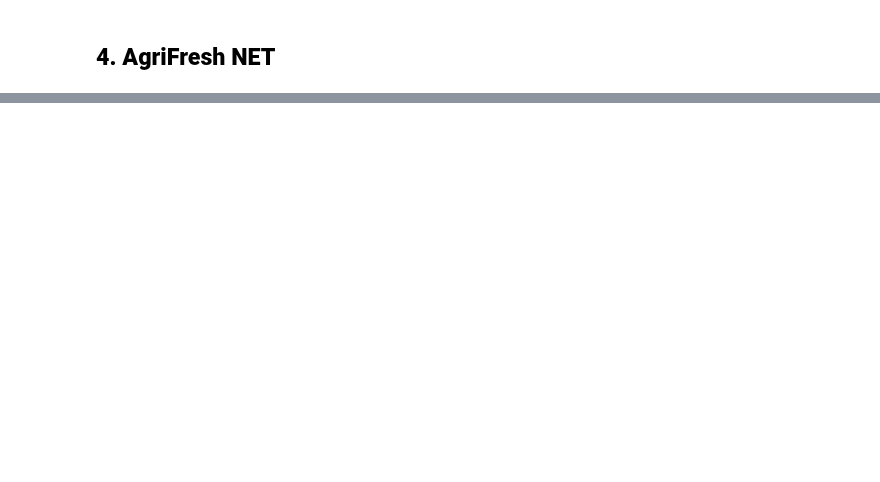
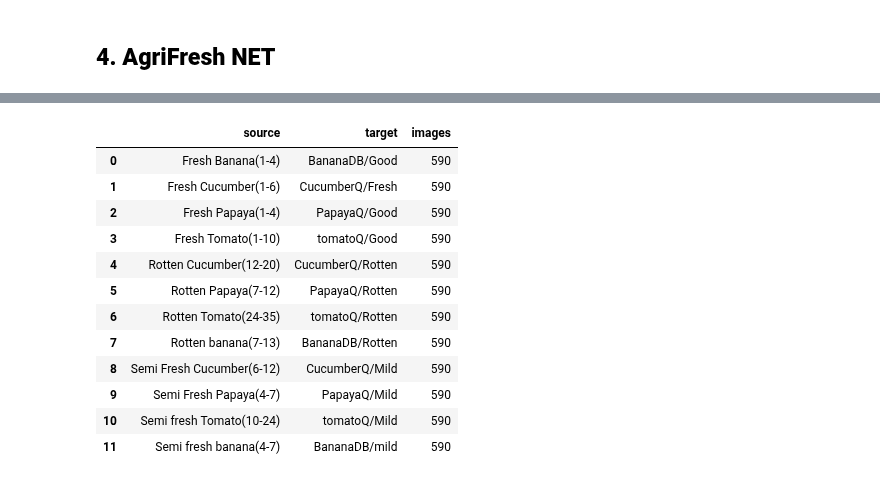
Before and after one commit to Loperaa-Juan/agrotrace-project, a Jupyter notebook: ml/fruit_dataset.ipynb, the cells around one changed output, grey strips where cells are left out. Saved outputs shown, nothing was run; the diff lists cells and outputs as text; code cells hidden in the pictures; blank space fills up the shorter version.

Commit message:
feat(fruit dataset): add stage 4 with AgriFreshNET dataset

```diff
--- a/ml/fruit_dataset.ipynb
+++ b/ml/fruit_dataset.ipynb
@@ -632,3 +649,22 @@ Pasemos las imagenes desde la carpeta `Good` a `Fresh` ya que esta última es la
 !rm -rf "{DATASET_DIR}"/Avocado/Good
 # %% [markdown]
 ## **4. AgriFresh NET**
+# %%
+import re
+
+AGRIFRESH_DIR = DRIVE_DIR / 'fruit_datasets' / 'AgriFresh_Net'
+
+# Fruta de AgriFresh → carpeta de la misma fruta en FruQ-multi.
+AGRIFRESH_FRUITS = {
+    'banana': 'BananaDB',
+    'cucumber': 'CucumberQ',
+    'papaya': 'PapayaQ',
+    'tomato': 'tomatoQ',
+}
+
+# Estado de AgriFresh → estado de Agrotrace.
+AGRIFRESH_LABELS = {
+    'fresh': 'fresh',
+    'semi fresh': 'mild',
+    'rotten': 'rotten',
+}
@@ -634,0 +673,64 @@ Pasemos las imagenes desde la carpeta `Good` a `Fresh` ya que esta última es la
+# %%
+FOLDER_PATTERN = re.compile(r'^(fresh|semi fresh|rotten)\s+([a-z]+)', re.IGNORECASE)
+
+# Las carpetas de estado de FruQ-multi no usan los mismos nombres en todas las frutas.
+STATE_ALIASES = {
+    'fresh': {'good', 'fresh'},
+    'mild': {'mild'},
+    'rotten': {'rotten'},
+}
+
+
+def find_state_dir(fruit_dir: Path, label: str) -> Path:
+    """Devuelve la carpeta de `label` dentro de `fruit_dir`, sin importar cómo esté escrita."""
+    for state_dir in fruit_dir.iterdir():
+        if state_dir.is_dir() and state_dir.name.lower() in STATE_ALIASES[label]:
+            return state_dir
+
+    state_dir = fruit_dir / label.capitalize()
+    state_dir.mkdir(parents=True, exist_ok=True)
+    return state_dir
+
+
+copied = []
+
+for source_dir in sorted(AGRIFRESH_DIR.iterdir()):
+    match = FOLDER_PATTERN.match(source_dir.name) if source_dir.is_dir() else None
+
+    if match is None or match.group(2).lower() not in AGRIFRESH_FRUITS:
+        print(f'Se omite: {source_dir.name}')
+        continue
+
+    state, fruit = match.group(1).lower(), match.group(2).lower()
+    label = AGRIFRESH_LABELS[' '.join(state.split())]
+    target_dir = find_state_dir(DATASET_DIR / AGRIFRESH_FRUITS[fruit], label)
+
+    paths = [
+        path for path in sorted(source_dir.rglob('*'))
+        if path.is_file() and path.suffix.lower() in IMAGE_EXTENSIONS
+    ]
+
+    for path in tqdm(paths, desc=source_dir.name):
+        shutil.copy2(path, target_dir / f'agrifresh_{path.name}')
+
+    copied.append({
+        'source': source_dir.name,
+        'target': str(target_dir.relative_to(DATASET_DIR)),
+        'images': len(paths),
+    })
+
+display(pd.DataFrame(copied))
+# %% [output]
+|  | source | target | images |
+| 0 | Fresh Banana(1-4) | BananaDB/Good | 590 |
+| 1 | Fresh Cucumber(1-6) | CucumberQ/Fresh | 590 |
+| 2 | Fresh Papaya(1-4) | PapayaQ/Good | 590 |
+| 3 | Fresh Tomato(1-10) | tomatoQ/Good | 590 |
+| 4 | Rotten Cucumber(12-20) | CucumberQ/Rotten | 590 |
+| 5 | Rotten Papaya(7-12) | PapayaQ/Rotten | 590 |
+| 6 | Rotten Tomato(24-35) | tomatoQ/Rotten | 590 |
+| 7 | Rotten banana(7-13) | BananaDB/Rotten | 590 |
+| 8 | Semi Fresh Cucumber(6-12) | CucumberQ/Mild | 590 |
+| 9 | Semi Fresh Papaya(4-7) | PapayaQ/Mild | 590 |
+| 10 | Semi fresh Tomato(10-24) | tomatoQ/Mild | 590 |
+| 11 | Semi fresh banana(4-7) | BananaDB/mild | 590 |
```
Also changed, not shown: parts of 20 cells of this notebook.
